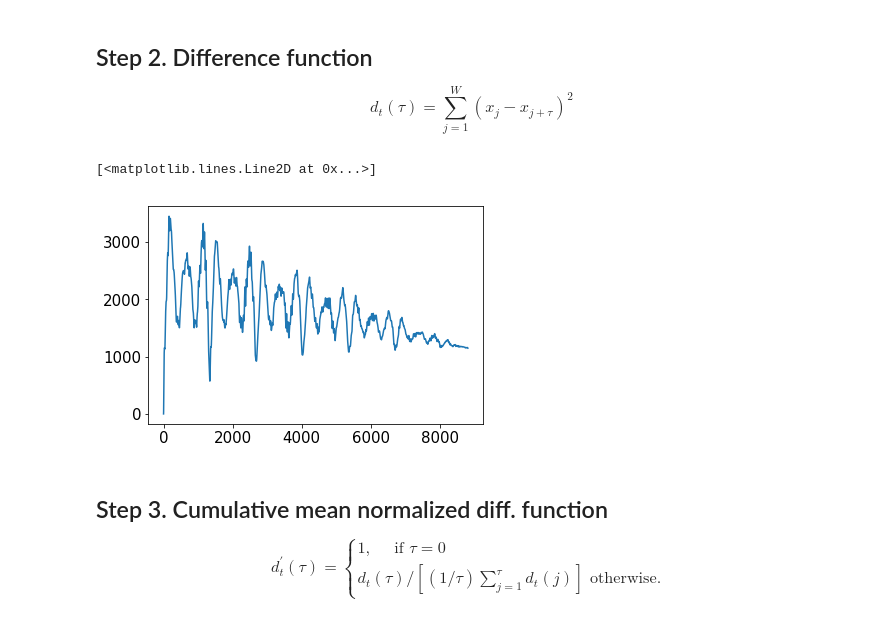
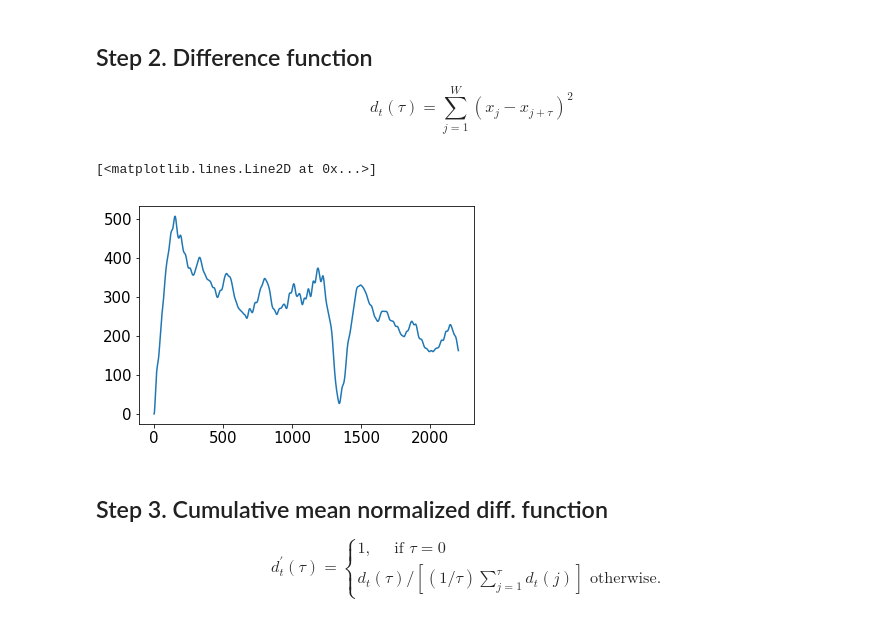
Before and after one commit to SuperShinyEyes/pitch-perfect, a Jupyter notebook: examples/06_YIN.ipynb, the cells around one changed output. Saved outputs shown, nothing was run; the diff lists cells and outputs as text; code cells hidden in the pictures.

```diff
--- a/examples/06_YIN.ipynb
+++ b/examples/06_YIN.ipynb
@@ -66,12 +67,12 @@ $$d _ { t } ( \tau ) = \sum _ { j = 1 } ^ { W } \left( x _ { j } - x _ { j + \ta
 # %%
 def difference(ys):
     N = len(ys)
-    return np.array([np.sum((ys[i:] - ys[:N-i]) ** 2) for i in range(N//2)])
+    return np.array([np.sum((ys[lag:] - ys[:N-lag]) ** 2) for lag in range(N//2)])
 
-plt.plot(difference(piano_waves['c0'].ys[:4410*4]))
+plt.plot(difference(piano_waves['c0'].ys[44100:44100+4410]))
 # %% [output]
 [<matplotlib.lines.Line2D at 0x...>]
-[figure, old version]
+[figure, new version]
 # %% [markdown]
 ## Step 3. Cumulative mean normalized diff. function
 
```
Also changed, not shown: parts of 3 cells of this notebook.
